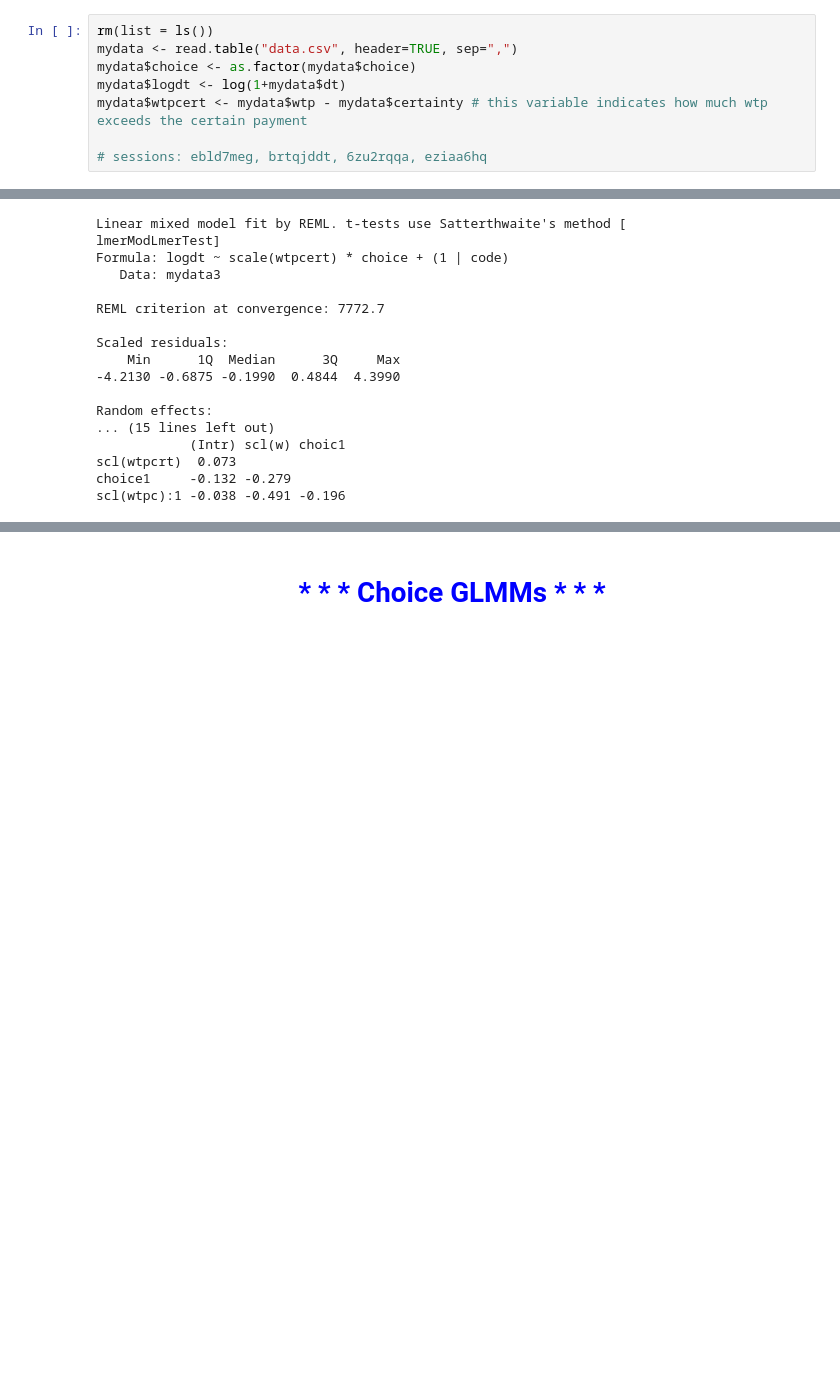
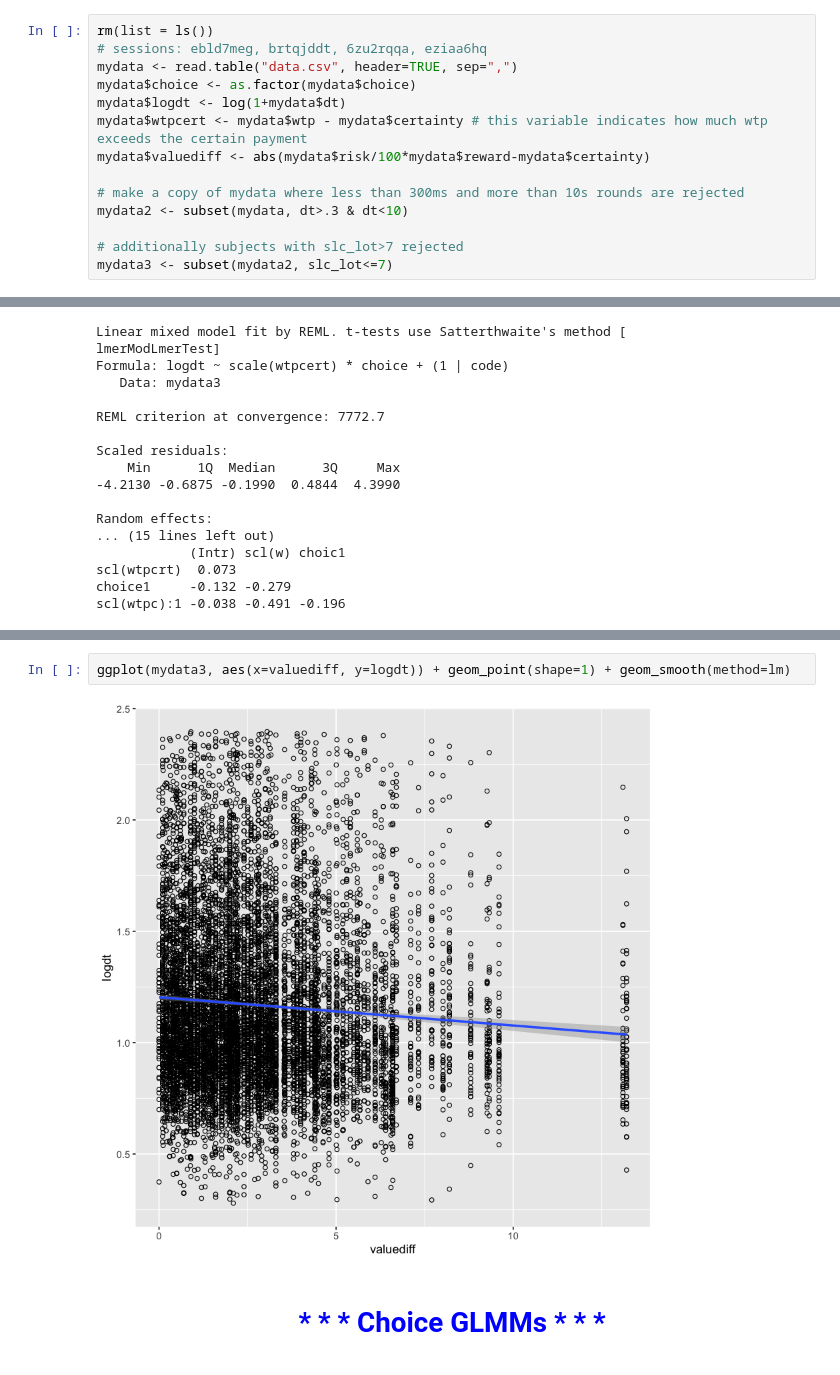
Before and after one commit to tianqimark/Cognitive-Imprecision, a Jupyter notebook: multilevel-template-R.ipynb, the cells around one changed output, grey strips where cells are left out. Cells and saved outputs as stored; diff of their text form; blank space fills up the shorter version.

```diff
--- a/multilevel-template-R.ipynb
+++ b/multilevel-template-R.ipynb
@@ -34,12 +34,18 @@ The following objects are masked from ‘package:base’:
 <h2>Load data</h2>
 # %%
 rm(list = ls())
+# sessions: ebld7meg, brtqjddt, 6zu2rqqa, eziaa6hq
 mydata <- read.table("data.csv", header=TRUE, sep=",")
 mydata$choice <- as.factor(mydata$choice)
 mydata$logdt <- log(1+mydata$dt)
 mydata$wtpcert <- mydata$wtp - mydata$certainty # this variable indicates how much wtp exceeds the certain payment
+mydata$valuediff <- abs(mydata$risk/100*mydata$reward-mydata$certainty)
 
-# sessions: ebld7meg, brtqjddt, 6zu2rqqa, eziaa6hq
+# make a copy of mydata where less than 300ms and more than 10s rounds are rejected
+mydata2 <- subset(mydata, dt>.3 & dt<10)
+
+# additionally subjects with slc_lot>7 rejected
+mydata3 <- subset(mydata2, slc_lot<=7)
 # %%
 # does someone need to be excluded? if so, then do this
 #mydata <- subset(mydata, code != "xxxxxx")
@@ -526,3 +549,7 @@ scl(wtpc):1 -0.038 -0.491 -0.196
+# %%
+ggplot(mydata3, aes(x=valuediff, y=logdt)) + geom_point(shape=1) + geom_smooth(method=lm)
+# %% [output]
+[figure, added]
 # %% [markdown]
 <center><h1 style="color: blue;">* * * Choice GLMMs * * *</h1></center>
 # %% [markdown]
```
Also changed, not shown: parts of 5 cells of this notebook.
